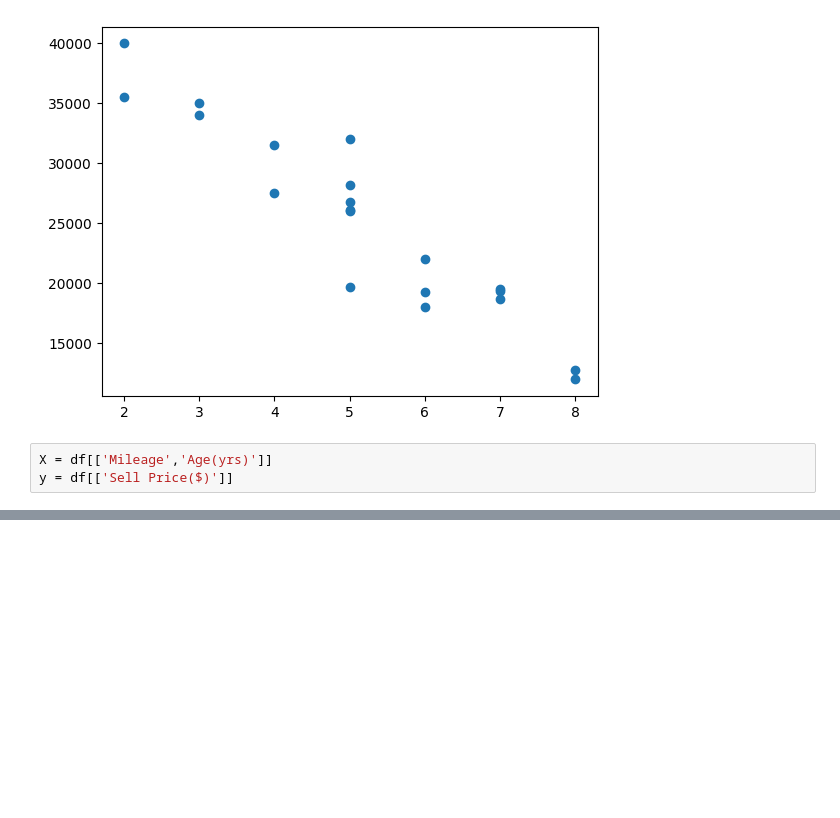
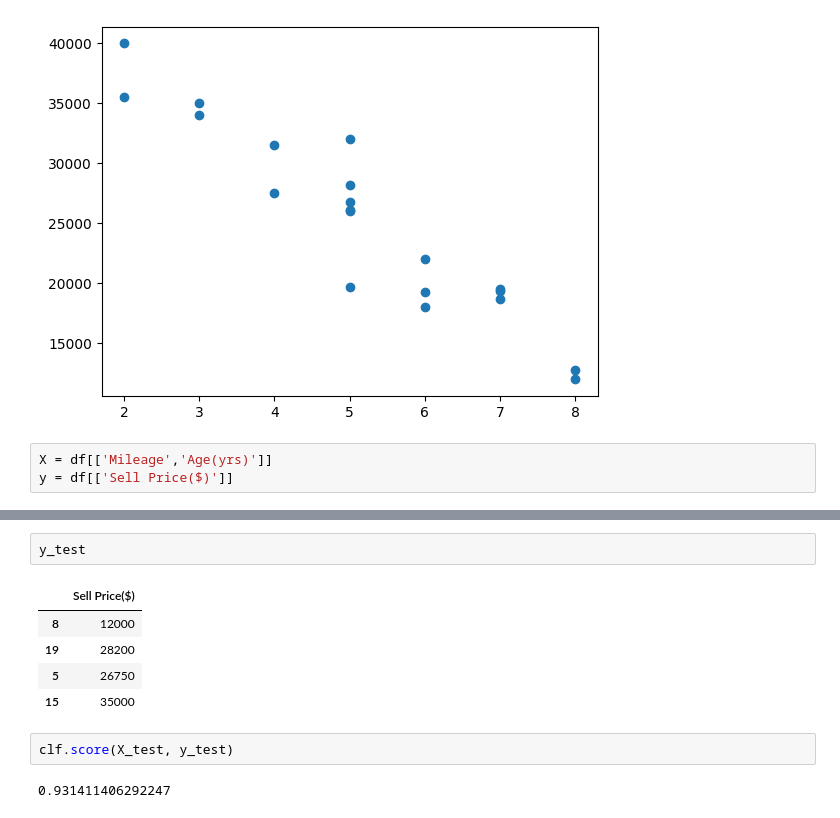
Before and after one commit to EfekanAlpsa/DataScientist-RoadMap, a Jupyter notebook: 4 - Machine Learning/Machine Learning Tutorial Python 6 - Training And Testing Data/Machine Learning Tutorial Python 6 - Training And Testing Data.ipynb, the cells around one changed output, grey strips where cells are left out. Saved outputs shown, nothing was run; the diff lists cells and outputs as text; blank space fills up the shorter version.

```diff
--- a/4 - Machine Learning/Machine Learning Tutorial Python 6 - Training And Testing Data/Machine Learning Tutorial Python 6 - Training And Testing Data.ipynb
+++ b/4 - Machine Learning/Machine Learning Tutorial Python 6 - Training And Testing Data/Machine Learning Tutorial Python 6 - Training And Testing Data.ipynb
@@ -84,0 +124,12 @@ X_train, X_test, y_train, y_test = train_test_split(X,y,test_size=0.2)
+# %%
+y_test
+# %% [output]
+|  | Sell Price($) |
+| 8 | 12000 |
+| 19 | 28200 |
+| 5 | 26750 |
+| 15 | 35000 |
+# %%
+clf.score(X_test, y_test)
+# %% [output]
+0.931411406292247
```
Also changed, not shown: parts of 13 cells of this notebook.
